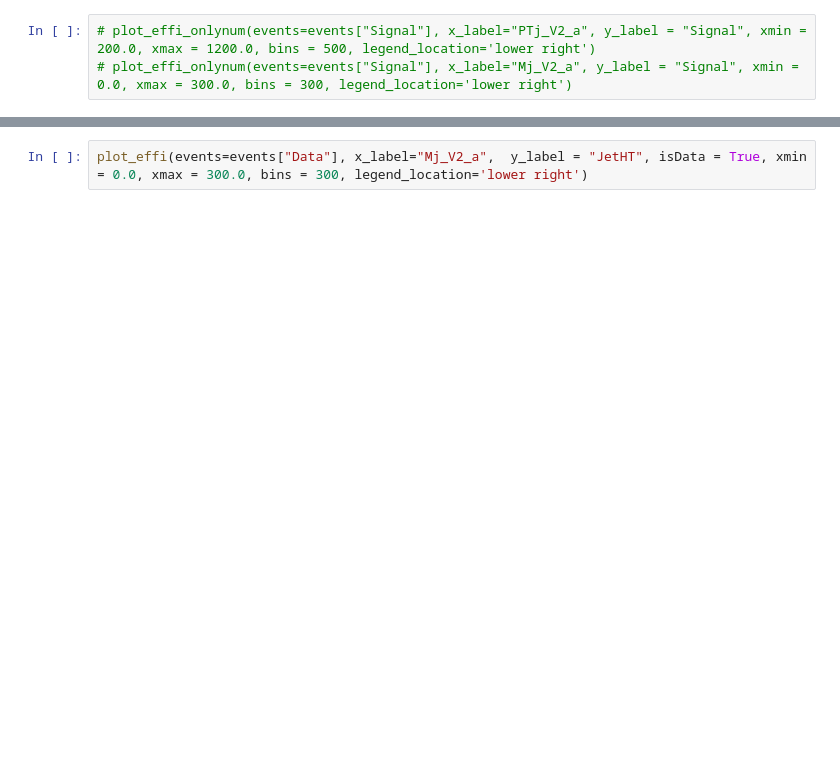
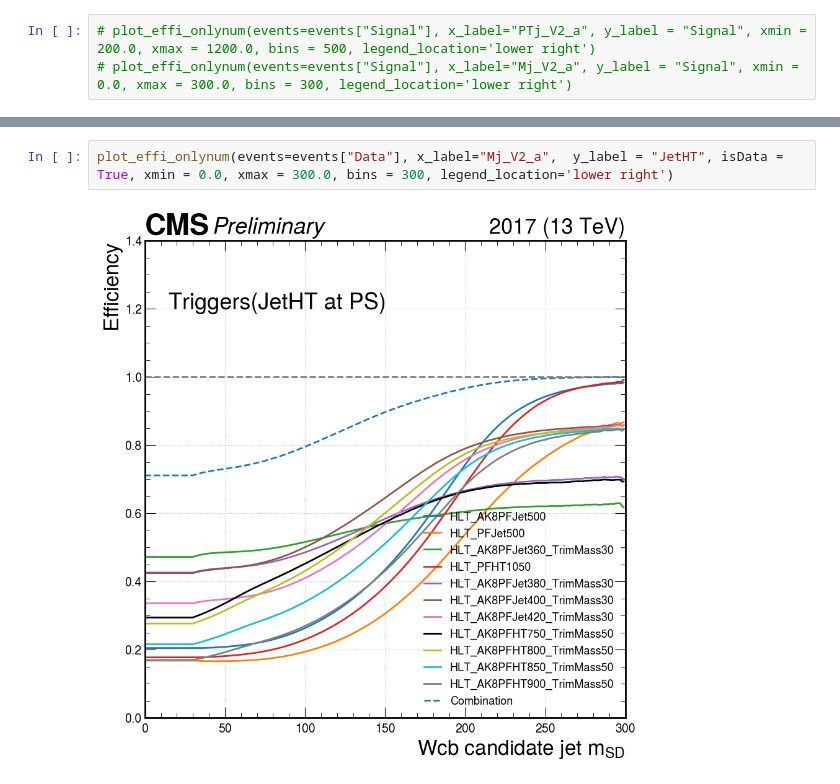
Before and after one commit to lyazj/Wcb, a Jupyter notebook: scale_factors/trigger/1D/2017Trigger.ipynb, the cells around one changed output, grey strips where cells are left out. Drawn from its saved outputs; the diff is of its cells as text; blank space fills up the shorter version.

```diff
--- a/scale_factors/trigger/1D/2017Trigger.ipynb
+++ b/scale_factors/trigger/1D/2017Trigger.ipynb
@@ -153,2 +159,4 @@ plot_effi(events=events["Data"], x_label="PTj_V2_a", y_label = "JetHT", isData =
 # %%
-plot_effi(events=events["Data"], x_label="Mj_V2_a",  y_label = "JetHT", isData = True, xmin = 0.0, xmax = 300.0, bins = 300, legend_location='lower right')
+plot_effi_onlynum(events=events["Data"], x_label="Mj_V2_a",  y_label = "JetHT", isData = True, xmin = 0.0, xmax = 300.0, bins = 300, legend_location='lower right')
+# %% [output]
+[figure, added]
```
Also changed, not shown: parts of 3 cells of this notebook, 3 other files.
